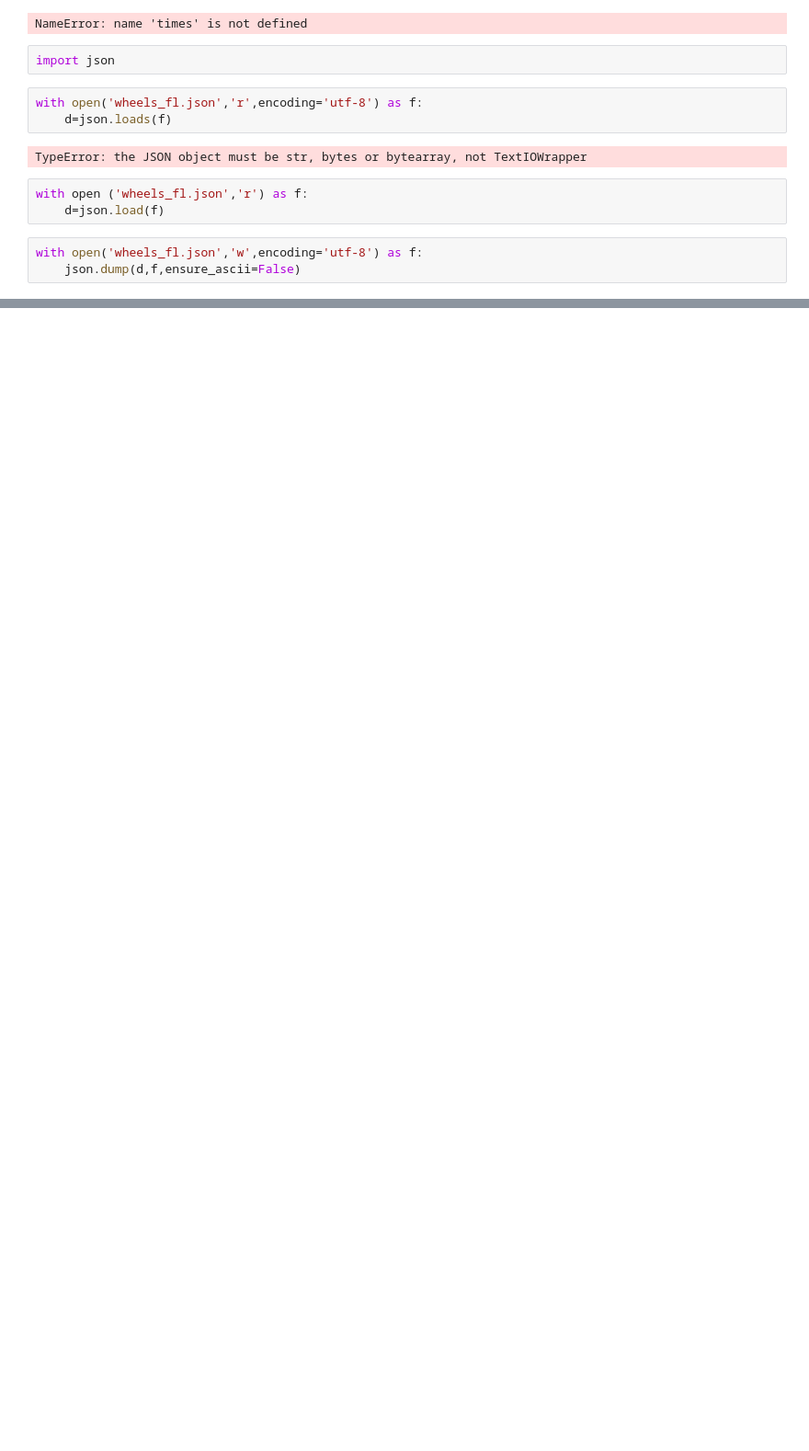
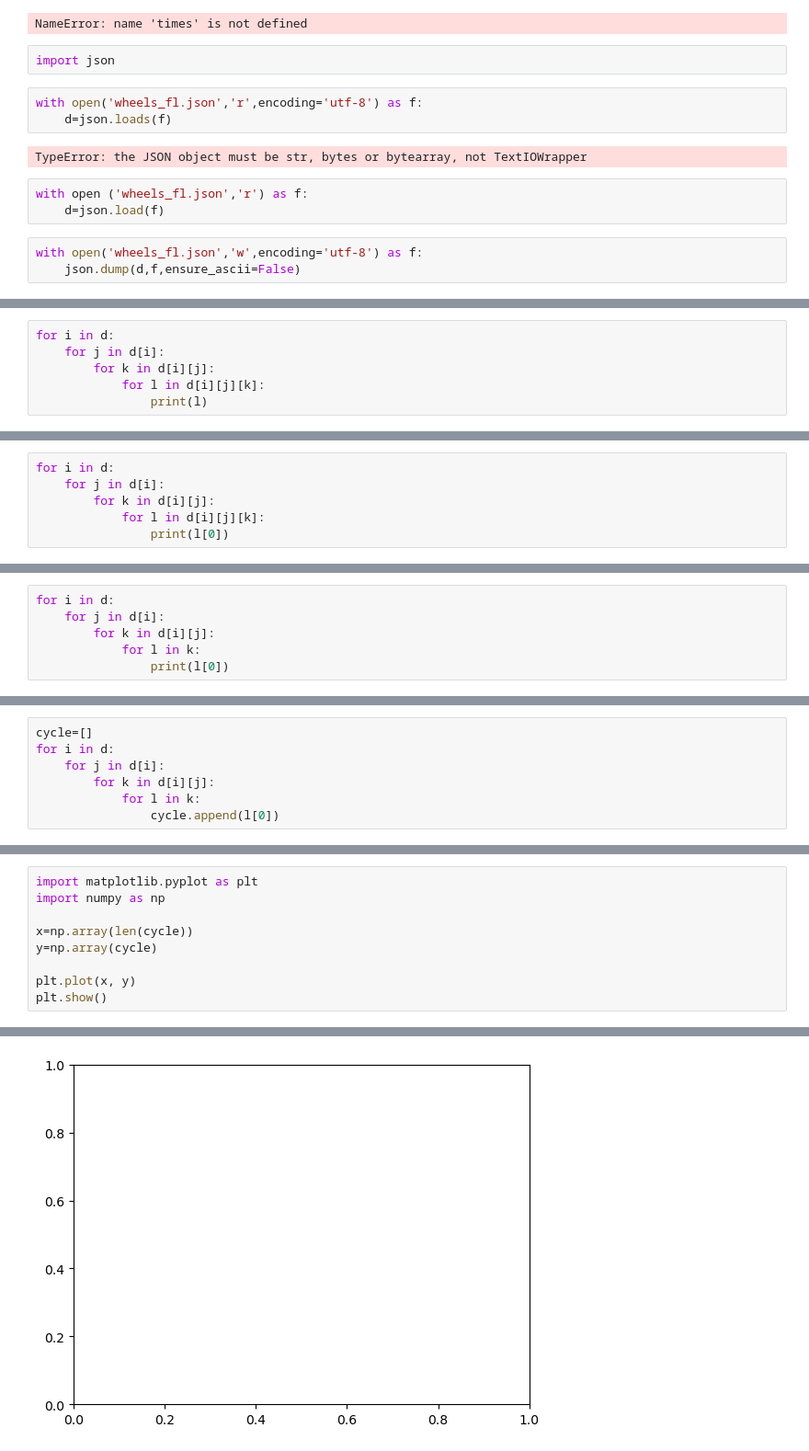
Before and after one commit to makejeef/amro, a Jupyter notebook: fl_data.ipynb, the cells around one changed output, grey strips where cells are left out. Shown at 92% size. Cells and saved outputs as stored; diff of their text form; blank space fills up the shorter version.

```diff
--- a/fl_data.ipynb
+++ b/fl_data.ipynb
@@ -123,0 +250,6 @@ with open('wheels_fl.json','w',encoding='utf-8') as f:
+# %%
+for i in d:
+    for j in d[i]:
+        for k in d[i][j]:
+            for l in d[i][j][k]:
+                print(l)
@@ -123,0 +295,6 @@ with open('wheels_fl.json','w',encoding='utf-8') as f:
+# %%
+for i in d:
+    for j in d[i]:
+        for k in d[i][j]:
+            for l in d[i][j][k]:
+                print(l[0])
@@ -123,0 +315,6 @@ with open('wheels_fl.json','w',encoding='utf-8') as f:
+# %%
+for i in d:
+    for j in d[i]:
+        for k in d[i][j]:
+            for l in k:
+                print(l[0])
@@ -123,0 +339,7 @@ with open('wheels_fl.json','w',encoding='utf-8') as f:
+# %%
+cycle=[]
+for i in d:
+    for j in d[i]:
+        for k in d[i][j]:
+            for l in k:
+                cycle.append(l[0])
@@ -123,0 +364,10 @@ with open('wheels_fl.json','w',encoding='utf-8') as f:
+# %%
+import matplotlib.pyplot as plt
+import numpy as np
+
+x=np.array(len(cycle))
+y=np.array(cycle)
+
+plt.plot(x, y)
+plt.show()
+# %% [output]
@@ -123,0 +375 @@ with open('wheels_fl.json','w',encoding='utf-8') as f:
+[figure, added]
```
Also changed, not shown: parts of 35 cells of this notebook, 3 other files.
